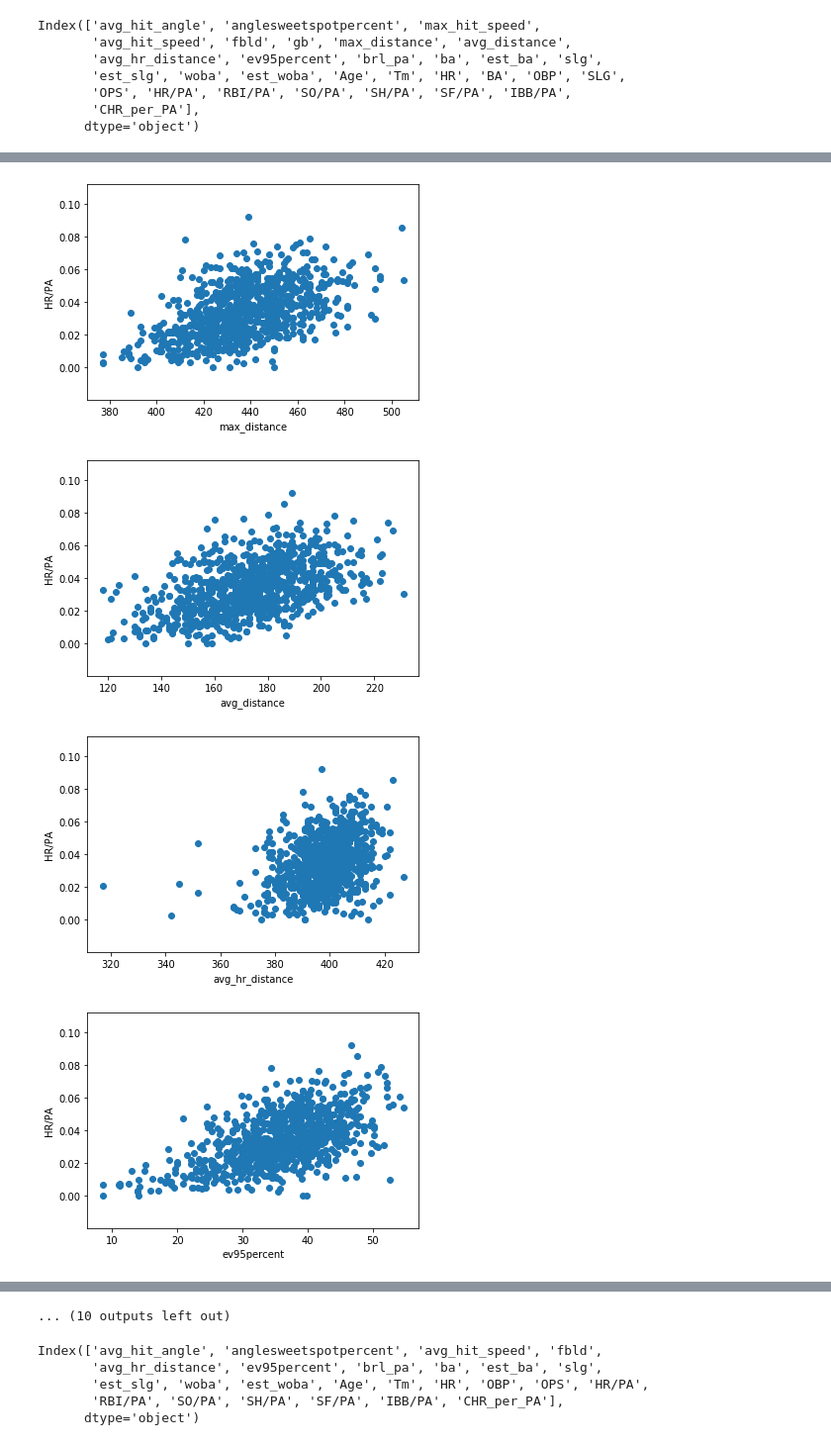
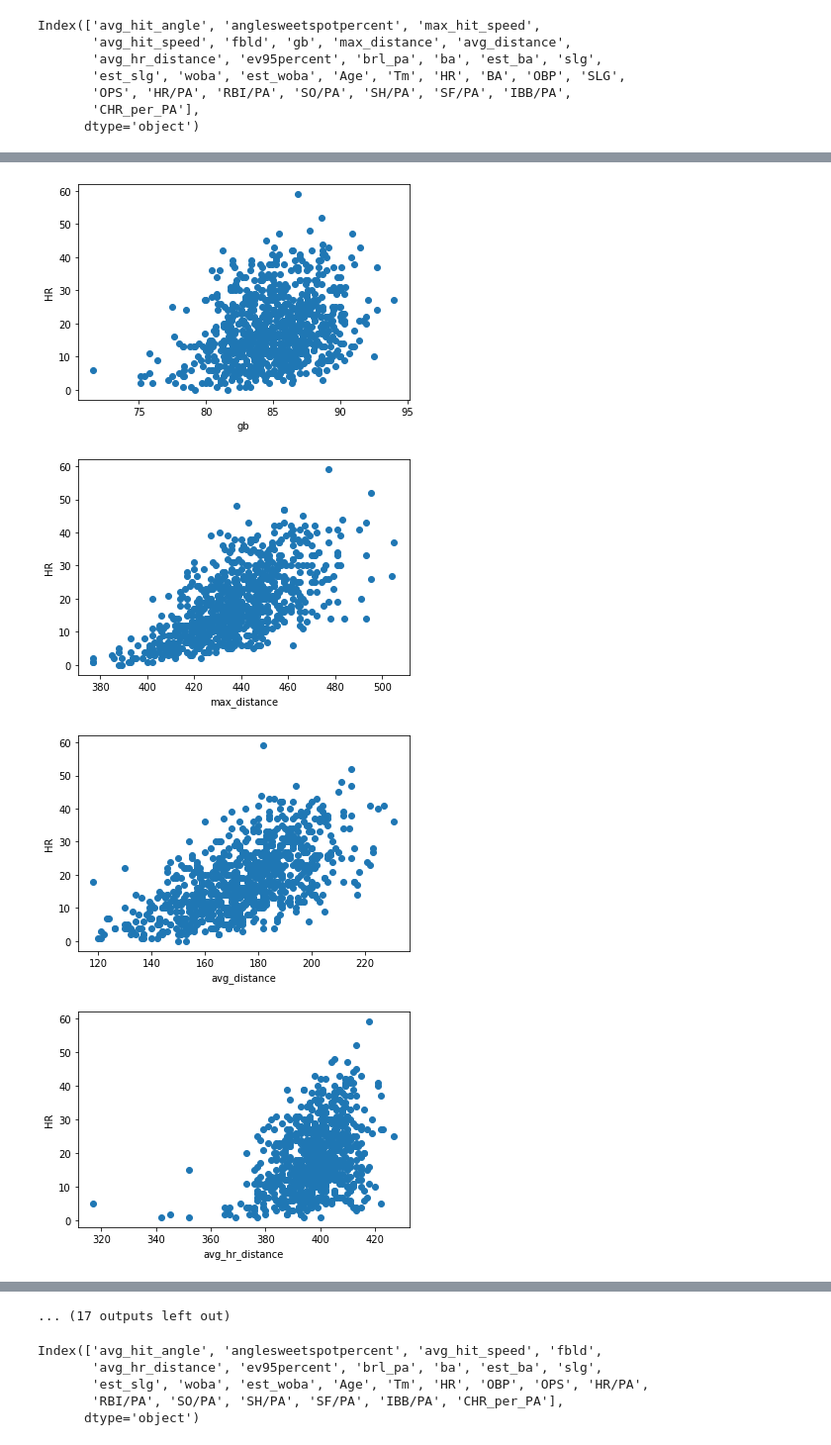
Before and after one commit to jacksonbull87/baseball_HR_linear_regression, a Jupyter notebook: Loading_Dataset/Data_Examination.ipynb, the cells around one changed output, grey strips where cells are left out. Shown: that part at 99% size. Cells and saved outputs as stored; diff of their text form; code cells hidden in the pictures.

```diff
--- a/Loading_Dataset/Data_Examination.ipynb
+++ b/Loading_Dataset/Data_Examination.ipynb
@@ -47,3 +51,7 @@ Index(['avg_hit_angle', 'anglesweetspotpercent', 'max_hit_speed',
        'est_slg', 'woba', 'est_woba', 'Age', 'Tm', 'PA▼', 'HR', 'RBI', 'SO',
        'BA', 'OBP', 'SLG', 'OPS', 'SH', 'SF', 'IBB', 'HR/PA'],
       dtype='object')
+# %%
+#eliminate any observations with HR/PA less than zero so that we can take the log transformation of it
+
+master_df_2 = master_df_2[master_df_2['HR/PA'] > 0]
@@ -59,6 +69,8 @@ master_df_2['SF/PA'] = master_df_2['SF'] / master_df_2['PA▼']
 master_df_2['IBB/PA'] = master_df_2['IBB'] / master_df_2['PA▼']
 # %%
 master_df_2['CHR_per_PA'] = master_df_2['HR'] / master_df_2['PA▼']
+# %%
+master_df_2['HR/PA'] = np.log(master_df_2['HR/PA'])
 # %%
 master_df_2.drop(['RBI', 'SO', 'SH', 'SF', 'IBB', 'PA▼'], axis = 1, inplace = True)
 # %%
@@ -79,13 +91,13 @@ def transform_analyse_continous(df, var):
     df = df.copy()
 
     # log does not take negative values, so let's be careful and skip those variables
-    if 0 in df[var].unique():
-        pass
-    else:
-        plt.scatter(df[var], df['HR/PA'])
-        plt.ylabel('HR/PA')
-        plt.xlabel(var)
-        plt.show()
+#     if 0 in df[var].unique():
+#         pass
+#     else:
+    plt.scatter(df[var], df['HR'])
+    plt.ylabel('HR')
+    plt.xlabel(var)
+    plt.show()
 
 for var in num_vars:
     if var !='HR/PA':
@@ -99,4 +111,4 @@ for var in num_vars:
-[figure, old version]
+[figure, new version]
-[figure, old version]
+[figure, new version]
-[figure, old version]
+[figure, new version]
-[figure, old version]
+[figure, new version]
@@ -106,4 +118,4 @@ for var in num_vars:
-... (10 outputs left out)
+... (17 outputs left out)
 # %%
 in_depth_drop_list = ['max_hit_speed', 'gb', 'max_distance', 'avg_distance', 'BA', 'SLG']
 # %%
```
Also changed, not shown: parts of 19 cells of this notebook, 2 other files.
